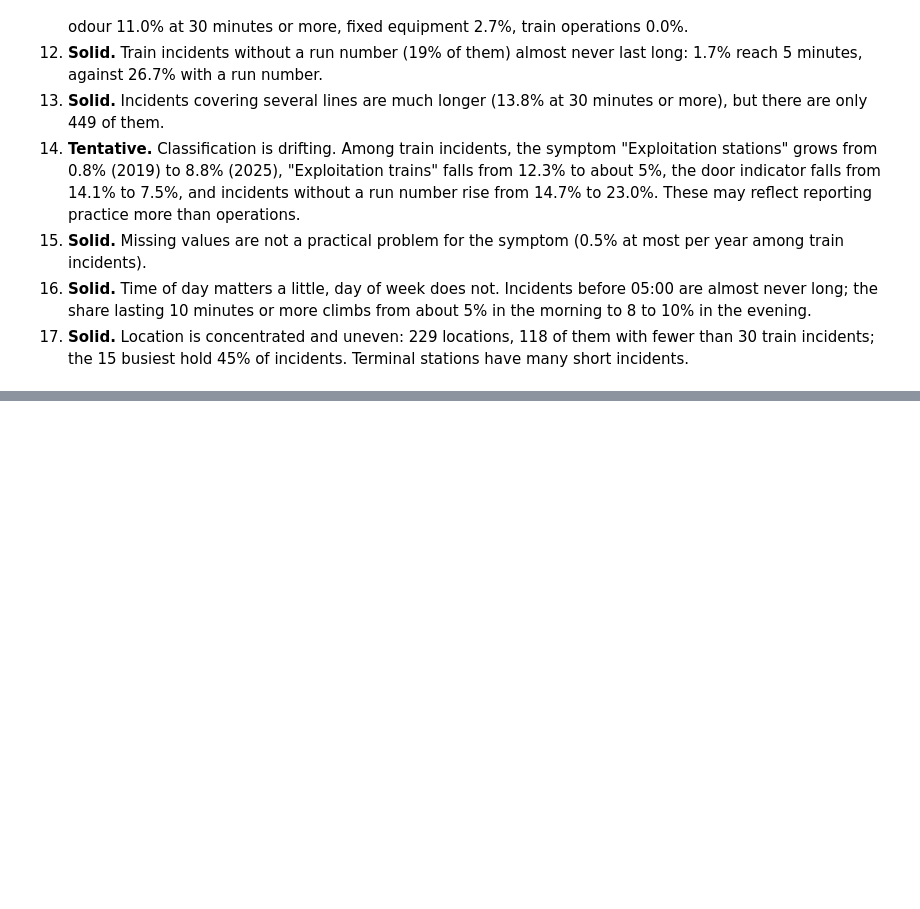
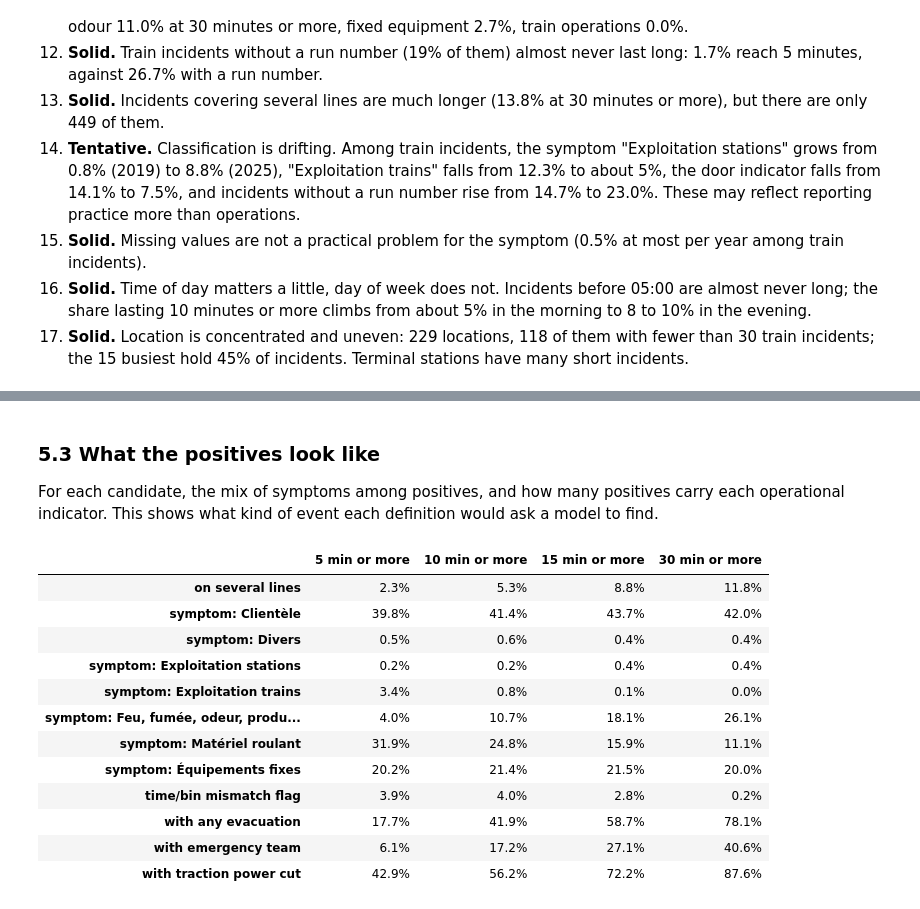
Before and after one commit to elcine/DS_challenge, a Jupyter notebook: notebooks/analysis.ipynb, the cells around one changed output, grey strips where cells are left out. Drawn from its saved outputs; the diff is of its cells as text; code cells hidden in the pictures; blank space fills up the shorter version.

Commit message:
Record target decision D2 and describe decisions D1 and D2 in the README
Co-Authored-By: Claude Fable 5.2 <noreply@anthropic.com>

```diff
--- a/notebooks/analysis.ipynb
+++ b/notebooks/analysis.ipynb
@@ -1128,0 +1139,15 @@ Each finding is tagged **solid** (directly supported by the data),
+# %%
+# Positives and rate for each candidate threshold, on both populations.
+rows = []
+for minutes in eda.THRESHOLDS:
+    positives = int((train["duration_bin_lower"] >= minutes).sum())
+    rows.append({
+        "target": f"{minutes} min or more",
+        "positives": positives,
+        "rate_among_train_incidents": positives / len(train),
+        # Station incidents are never positive, so they only dilute the rate.
+        "rate_among_all_incidents": positives / len(incidents),
+    })
+candidates = pd.DataFrame(rows).set_index("target")
+candidates.style.format({"rate_among_train_incidents": "{:.1%}",
+                         "rate_among_all_incidents": "{:.1%}"})
@@ -1128,0 +1166,8 @@ Each finding is tagged **solid** (directly supported by the data),
+# %%
+positives_by_year = pd.DataFrame({
+    f"{minutes} min or more": train[train["duration_bin_lower"] >= minutes]
+        .groupby("service_year").size()
+    for minutes in eda.THRESHOLDS
+})
+positives_by_year["train_incidents"] = train.groupby("service_year").size()
+positives_by_year
@@ -1128,0 +1239,36 @@ Each finding is tagged **solid** (directly supported by the data),
+# %% [markdown]
+### 5.3 What the positives look like
+
+For each candidate, the mix of symptoms among positives, and how many
+positives carry each operational indicator. This shows what kind of event
+each definition would ask a model to find.
+# %%
+profile = {}
+for minutes in eda.THRESHOLDS:
+    positives = train[train["duration_bin_lower"] >= minutes]
+    profile[f"{minutes} min or more"] = pd.concat([
+        positives["symptom"].value_counts(normalize=True).rename(lambda s: f"symptom: {s}"),
+        pd.Series({
+            "with traction power cut": positives["traction_power_cut"].mean(),
+            "with any evacuation": (positives["evacuation"] != "Aucune").mean(),
+            "with emergency team": positives["emergency_team"].mean(),
+            "on several lines": (positives["line_group"] == "Multiple lines or other").mean(),
+            "time/bin mismatch flag": positives["flag_time_bin_mismatch"].mean(),
+        }),
+    ])
+# A symptom that never occurs among the positives shows as 0%.
+pd.DataFrame(profile).fillna(0).style.format("{:.1%}")
+# %% [output]
+|  | 5 min or more | 10 min or more | 15 min or more | 30 min or more |
+| on several lines | 2.3% | 5.3% | 8.8% | 11.8% |
+| symptom: Clientèle | 39.8% | 41.4% | 43.7% | 42.0% |
+| symptom: Divers | 0.5% | 0.6% | 0.4% | 0.4% |
+| symptom: Exploitation stations | 0.2% | 0.2% | 0.4% | 0.4% |
+| symptom: Exploitation trains | 3.4% | 0.8% | 0.1% | 0.0% |
+| symptom: Feu, fumée, odeur, produ... | 4.0% | 10.7% | 18.1% | 26.1% |
+| symptom: Matériel roulant | 31.9% | 24.8% | 15.9% | 11.1% |
+| symptom: Équipements fixes | 20.2% | 21.4% | 21.5% | 20.0% |
+| time/bin mismatch flag | 3.9% | 4.0% | 2.8% | 0.2% |
+| with any evacuation | 17.7% | 41.9% | 58.7% | 78.1% |
+| with emergency team | 6.1% | 17.2% | 27.1% | 40.6% |
+| with traction power cut | 42.9% | 56.2% | 72.2% | 87.6% |
```
Also changed, not shown: parts of 8 cells of this notebook, 2 other files.
